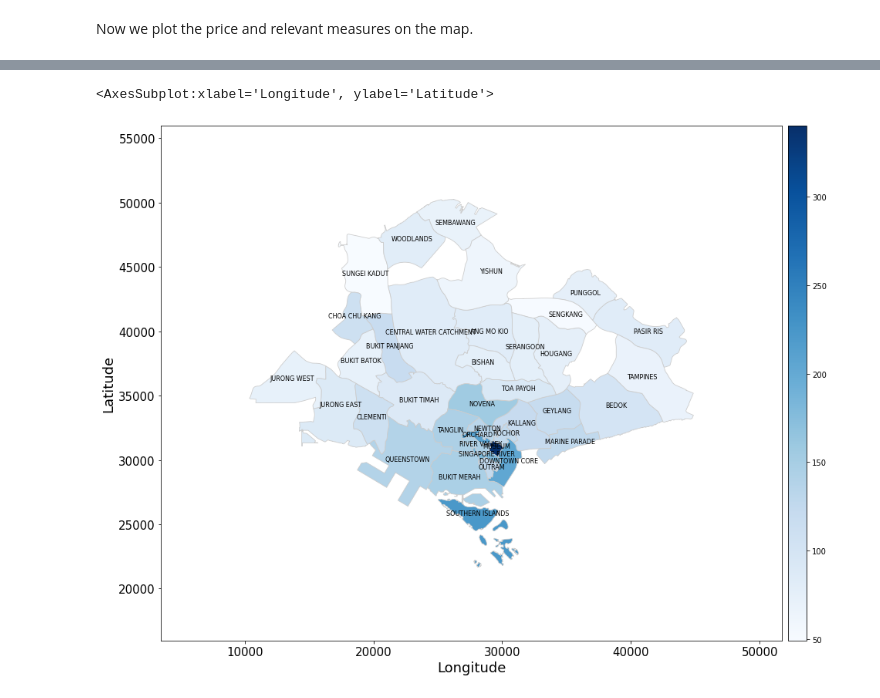
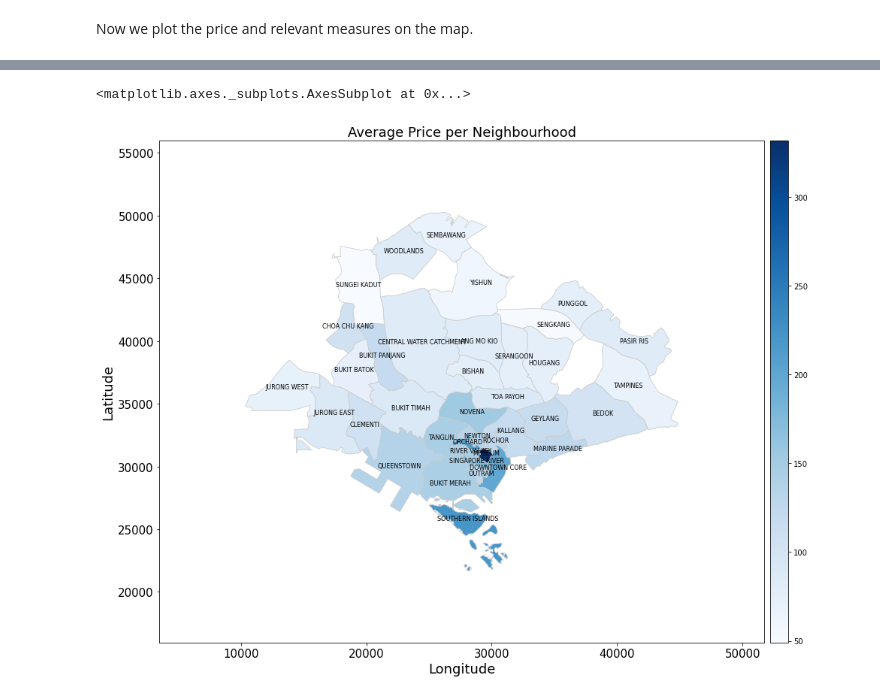
Before and after one commit to JT-H/Recommendation-System-for-Airbnb-Houses, a Jupyter notebook: EDA/Notebooks/EDA-1 & 5.ipynb, the cells around one changed output, grey strips where cells are left out. Saved outputs shown, nothing was run; the diff lists cells and outputs as text; code cells hidden in the pictures.

```diff
--- a/EDA/Notebooks/EDA-1 & 5.ipynb
+++ b/EDA/Notebooks/EDA-1 & 5.ipynb
@@ -287,33 +280,34 @@ merge_map
 # %%
 # Plot the map
 fig, ax = plt.subplots(1, figsize = (15,25))
 
 merge_map['coords'] = merge_map['geometry'].apply(lambda x:x.representative_point().coords[:])
 merge_map['coords'] = [coords[0] for coords in merge_map['coords']]
 
 for idx, row in merge_map.iterrows():
     plt.annotate(s=row['PLN_AREA_N'], xy=row['coords'], horizontalalignment='center',fontsize=8)
 
 divider = make_axes_locatable(ax)
 cax = divider.append_axes('right', size="3%", pad=0.1)
 
 ax.margins(0.2,0.2)
 ax.set_xlabel('Longitude', fontsize=18)
 ax.set_ylabel('Latitude', fontsize=18)
 ax.xaxis.set_tick_params(labelsize=15)
 ax.yaxis.set_tick_params(labelsize=15)
+ax.set_title('Average Price per Neighbourhood',fontsize=18)
 
 merge_map.plot(column='price',ax=ax,legend=True,cax=cax,cmap='Blues',linewidth=0.8,edgecolor='0.8')
-
+# plt.title('Average polarity per neighbourhood')
 
 # boston_neighb['polarity_bin'] = pd.qcut(boston_neighb['polarity'], q=5, precision=2)
 # boston_neighb.plot(column='polarity_bin', cmap='Greens', figsize=(10,10), legend=True)
 
 # sns.despine(top=True, right=True, left=True, bottom=True)
 # plt.title('Average polarity per neighbourhood')
 # %% [output]
-<AxesSubplot:xlabel='Longitude', ylabel='Latitude'>
+<matplotlib.axes._subplots.AxesSubplot at 0x...>
-[figure, old version]
+[figure, new version]
 # %%
 # Plot the map
 fig, ax = plt.subplots(1, figsize = (15,25))
```
Also changed, not shown: parts of 17 cells of this notebook, 3 other files.
